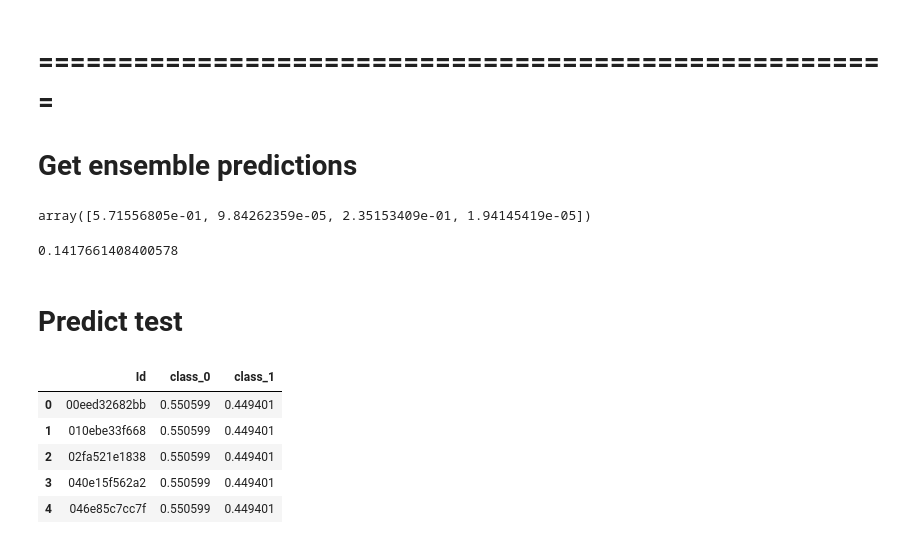
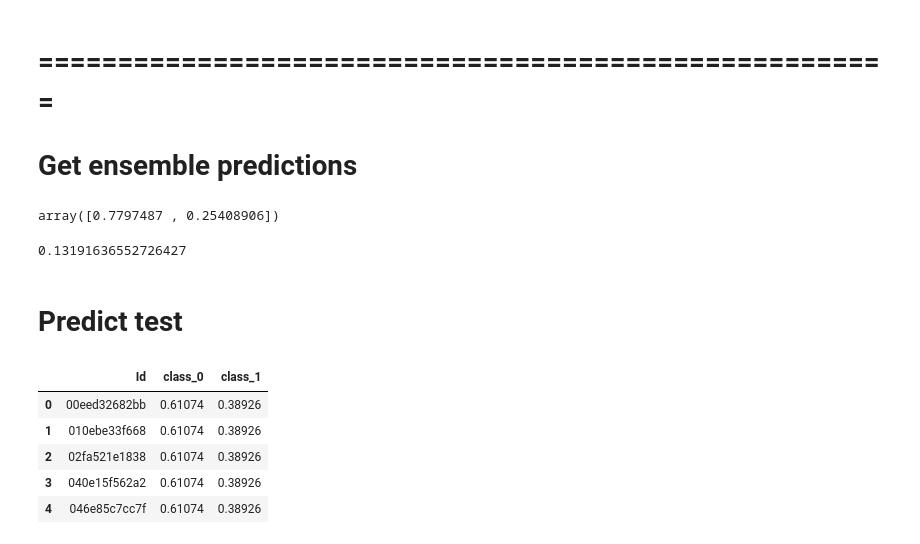
Before and after one commit to beatwad/ICR, a Jupyter notebook: multilabel_lgbm_catboost_optuna_fe.ipynb, the cells around one changed output. Drawn from its saved outputs; the diff is of its cells as text; code cells hidden in the pictures.

Commit message:
Add more features for LGBM and LR

```diff
--- a/multilabel_lgbm_catboost_optuna_fe.ipynb
+++ b/multilabel_lgbm_catboost_optuna_fe.ipynb
@@ -1624,8 +1615,6 @@ df_test2.loc[:,names] = df_test2[names].fillna(df_original[names].mean())
 # %% [markdown]
 # Train LR
 # %%
-n_splits = 10
-
 predictions_LR = 0
 cv_score_LR = 0
 
@@ -1641,18 +1630,18 @@ for f, v_fold in enumerate(rr):
             model = LogisticRegression(random_state=3082023+i, C=0.1, n_jobs=-1, max_iter=2000, class_weight='balanced')
 
             df_train = df_original.iloc[train_index]
-            df_test = df_original.iloc[val_index]
+            df_val = df_original.iloc[val_index]
 
             df_train1 = df_train[names].to_numpy()
-            df_test1 = df_test[names].to_numpy()
+            df_val1 = df_val[names].to_numpy()
 
             model.fit(df_train1, df_train['Class'])
 
-            y_hat_teste_LR = model.predict_proba(df_test1)[:,1]
-            val = balanced_log_loss(df_test[target_name], y_hat_teste_LR.reshape(-1, ))
+            y_hat_val_LR = model.predict_proba(df_val1)[:,1]
+            val = balanced_log_loss(df_val[target_name], y_hat_val_LR.reshape(-1, ))
 
             try:
-                oof_level2_LR[val_index, f] = model.predict_proba(df_test1)[:,1]
+                oof_level2_LR[val_index, f] = model.predict_proba(df_val1)[:,1]
                 oof_level2_LR_test[:,f] = model.predict_proba(df_test2[names])[:,1]
             except:
                 oof_level2_LR[val_index, f] = np.zeros(len(val_index))
@@ -1761,16 +1684,16 @@ test_poly = test_poly.drop('1', axis=1)
 # from featurewiz import featurewiz
 # new_features, _ = featurewiz(data_poly, 'Class', corr_limit=0.5, verbose=2)
 
-new_features = ['DI DU', 'DU FR', 'DA DE', 'AB GL', 'CL BQ', 'CC DA', 'AM FE', 'AB DA',
-                'CD  DY', 'FI', 'CR DH', 'AF^2', 'DF GL', 'EU BQ', 'CR EE', 'CU DL',
-                'FI BQ', 'FE FL', 'CD ^2', 'AF FE', 'DN FD ', 'BC EB', 'BC FL', 'DN',
-                'AB FL', 'CR GI', 'DE DU', 'GE GL', 'BN FS', 'CC DF', 'CB DE', 'CR EP',
-                'CL EL', 'EJ GL', 'BN EL', 'EE GF', 'BR CR', 'AM GF', 'CR GL', 'AZ DI',
-                'DA EG', 'AB GI', 'FE GF', 'FC GL']
+# new_features = ['DI DU', 'DU FR', 'DA DE', 'AB GL', 'BQ CL', 'CC DA', 'AM FE', 'AB DA',
+#                 'CD DY', 'FI', 'CR DH', 'AF^2', 'DF GL', 'BQ EU', 'CR EE', 'CU DL',
+#                 'BQ FI', 'FE FL', 'CD^2', 'AF FE', 'DN FD', 'BC EB', 'BC FL', 'DN',
+#                 'AB FL', 'CR GI', 'DE DU', 'GE GL', 'BN FS', 'CC DF', 'CB DE', 'CR EP',
+#                 'CL EL', 'EJ GL', 'BN EL', 'EE GF', 'BR CR', 'AM GF', 'CR GL', 'AZ DI',
+#                 'DA EG', 'AB GI', 'FE GF', 'FC GL']
 
-data_sel = data_poly[new_features]
-data_sel['Class'] = data_poly['Class']
+# data_sel = data_poly[new_features]
+# data_sel['Class'] = data_poly['Class']
 
-X = data_sel.drop('Class', axis=1)
-y = data_sel['Class']
-test = test_poly[new_features]
+# X = data_sel.drop('Class', axis=1)
+# y = data_sel['Class']
+# test = test_poly[new_features]
@@ -2225,8 +1701,8 @@ std is 0.08901215323006088
 # ======================================================
 # Get ensemble predictions
 # %%
-oof_level2 = [oof_level2_LGBM, oof_level2_LGBM2, oof_level2_LR, oof_level2_XGB]
-oof_level2_test = [oof_level2_LGBM_test, oof_level2_LGBM2_test, oof_level2_LR_test, oof_level2_XGB_test]
+oof_level2 = [oof_level2_LGBM, oof_level2_LR]
+oof_level2_test = [oof_level2_LGBM_test, oof_level2_LR_test]
 
 # Use Optuna to find the best ensemble weights
 optweights = OptunaWeights(random_state=19072023)
@@ -2236,5 +1712,5 @@ optuna_weights = np.array(optweights.weights)
 display(optuna_weights)
 balanced_log_loss(y, y_val_pred)
 # %% [output]
-array([5.71556805e-01, 9.84262359e-05, 2.35153409e-01, 1.94145419e-05])
+array([0.7797487 , 0.25408906])
-0.1417661408400578
+0.13191636552726427
@@ -2243,38 +1721,36 @@ array([5.71556805e-01, 9.84262359e-05, 2.35153409e-01, 1.94145419e-05])
 # %%
 def predict(X):
     y = np.zeros_like(X[0])
     for i in range(len(X)):
         # y += oof_level2_test[i]
         y += optuna_weights[i] * X[i]
     # return y / len(X)
     return y / sum(optuna_weights)
 
 # def predict(X):
 #     pred = (X * (1 / np.maximum(oof_level2_val.mean(axis=0), 1e-15))).sum(axis=1) / (1 / np.maximum(oof_level2_val.mean(axis=0), 1e-15)).sum()
 #     return pred
 
 def lr_predict(X):
     return lr.predict_proba(X)[:,1]
 
 predictions = predict(oof_level2_test)
 # predictions = lr_predict(oof_level2_test)
 
 if CFG.adjust_class_threshold:
     _, predictions = inflate_preds(y, np.mean(X, axis=1), predictions)
 
-test_df['class_1'] = predictions
+predictions = np.nan_to_num(predictions)
+test_df['class_1'] = np.round(predictions, 15)
 test_df['class_0'] = 1 - predictions
-
-# predictions[(predictions > 0.88) & (predictions < 0.99)] = 0.99
-# predictions[(predictions < 0.03) & (predictions > 0.0005)] = 0.0005
 
 sample_submission[['class_0', 'class_1']] = test_df[['class_0', 'class_1']]
 sample_submission.to_csv(r"submission.csv", index=False)
 sample_submission
 # %% [output]
 |  | Id | class_0 | class_1 |
-| 0 | 00eed32682bb | 0.550599 | 0.449401 |
-| 1 | 010ebe33f668 | 0.550599 | 0.449401 |
-| 2 | 02fa521e1838 | 0.550599 | 0.449401 |
-| 3 | 040e15f562a2 | 0.550599 | 0.449401 |
-| 4 | 046e85c7cc7f | 0.550599 | 0.449401 |
+| 0 | 00eed32682bb | 0.61074 | 0.38926 |
+| 1 | 010ebe33f668 | 0.61074 | 0.38926 |
+| 2 | 02fa521e1838 | 0.61074 | 0.38926 |
+| 3 | 040e15f562a2 | 0.61074 | 0.38926 |
+| 4 | 046e85c7cc7f | 0.61074 | 0.38926 |
```
Also changed, not shown: parts of 45 cells of this notebook, 6 other files.
